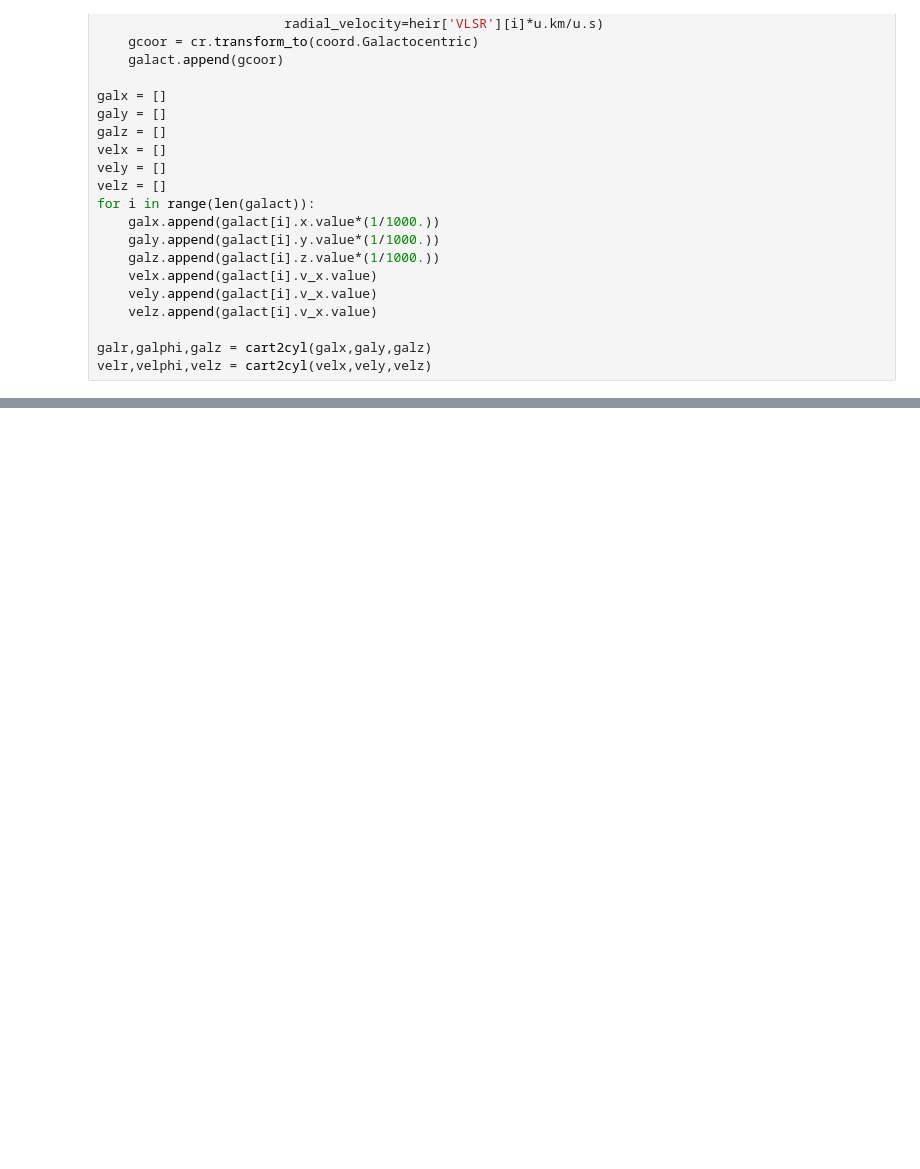
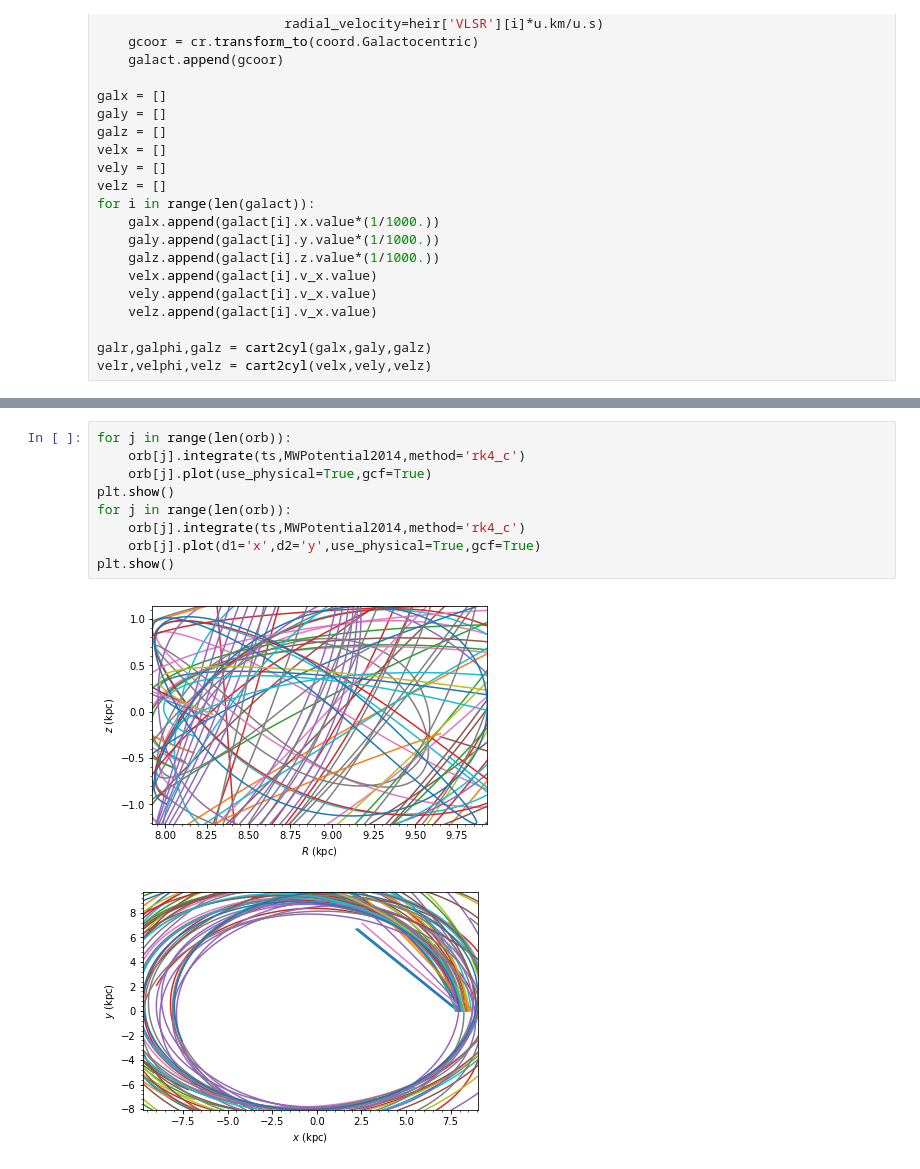
Before and after one commit to JoshuaPovick/MS_young, a Jupyter notebook: Orbits_of_Close_Stars.ipynb, the cells around one changed output, grey strips where cells are left out. Saved outputs shown, nothing was run; the diff lists cells and outputs as text; blank space fills up the shorter version.

```diff
--- a/Orbits_of_Close_Stars.ipynb
+++ b/Orbits_of_Close_Stars.ipynb
@@ -107,3 +111,15 @@ for j in range(len(orb)):
 ... (90 outputs left out)
+# %%
+for j in range(len(orb)):
+    orb[j].integrate(ts,MWPotential2014,method='rk4_c')
+    orb[j].plot(use_physical=True,gcf=True)
+plt.show()
+for j in range(len(orb)):
+    orb[j].integrate(ts,MWPotential2014,method='rk4_c')
+    orb[j].plot(d1='x',d2='y',use_physical=True,gcf=True)
+plt.show()
+# %% [output]
+[figure, added]
+[figure, added]
 # %%
 # %% [output]
```
Also changed, not shown: parts of 7 cells of this notebook.
